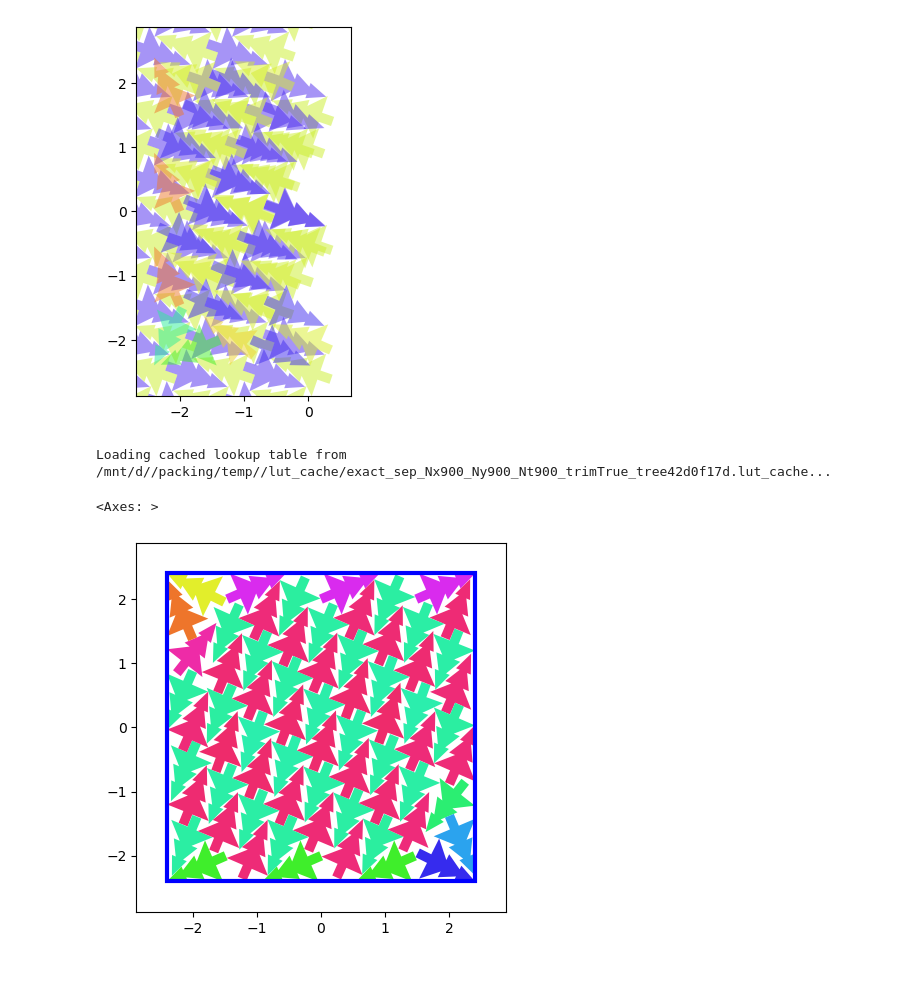
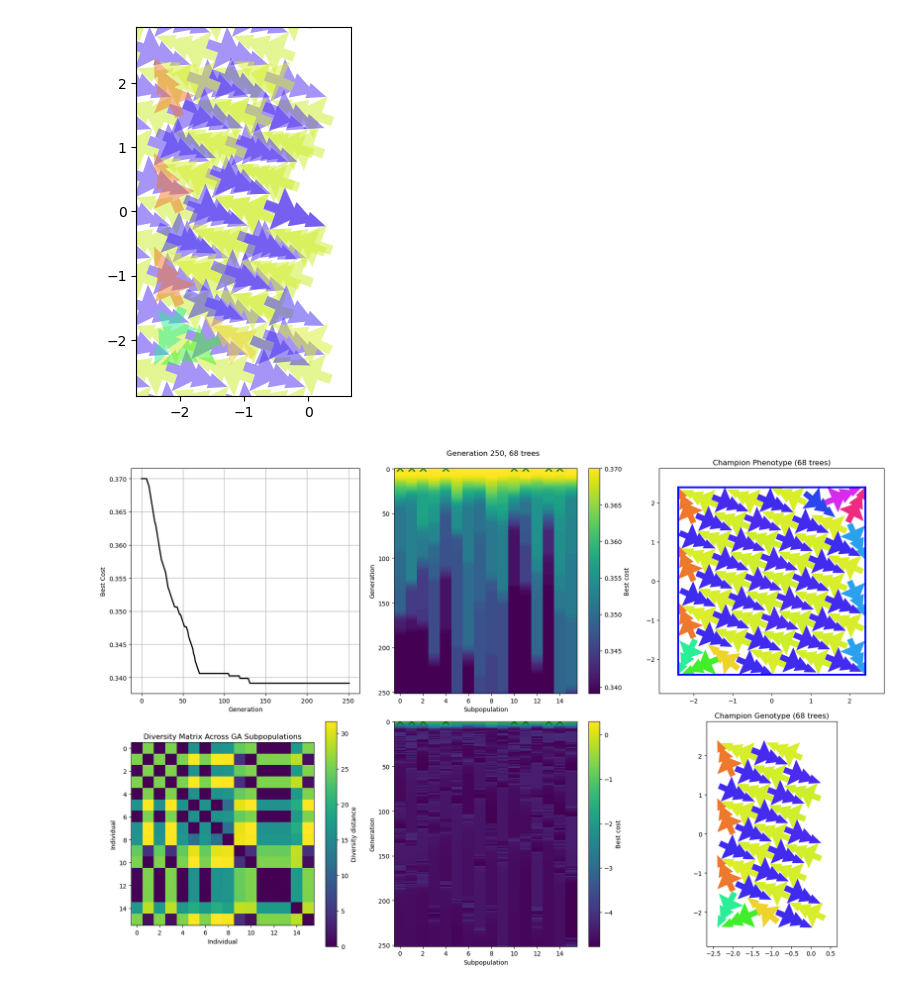
Before and after one commit to jcottaar/packing, a Jupyter notebook: analysis/test_ga.ipynb, the cells around one changed output. Saved outputs shown, nothing was run; the diff lists cells and outputs as text; code cells hidden in the pictures.

```diff
--- a/analysis/test_ga.ipynb
+++ b/analysis/test_ga.ipynb
@@ -107,11 +121,6 @@ for i in range(sol.phenotype.N_solutions):
 # %% [output]
 [figure]
 # %%
-runner.run()
+# runner.run()
 # %% [output]
-Loading cached lookup table from /mnt/d//packing/temp//lut_cache/exact_sep_Nx900_Ny900_Nt900_trimTrue_tree42d0f17d.lut_cache...
+[figure, added]
-# %%
-pack_vis_sol.pack_vis_sol(ref_sol.ga.champions[0].phenotype, solution_idx=0)
-# %% [output]
-<Axes: >
-[figure, removed]
```
Also changed, not shown: parts of 3 cells of this notebook, 9 other files.
